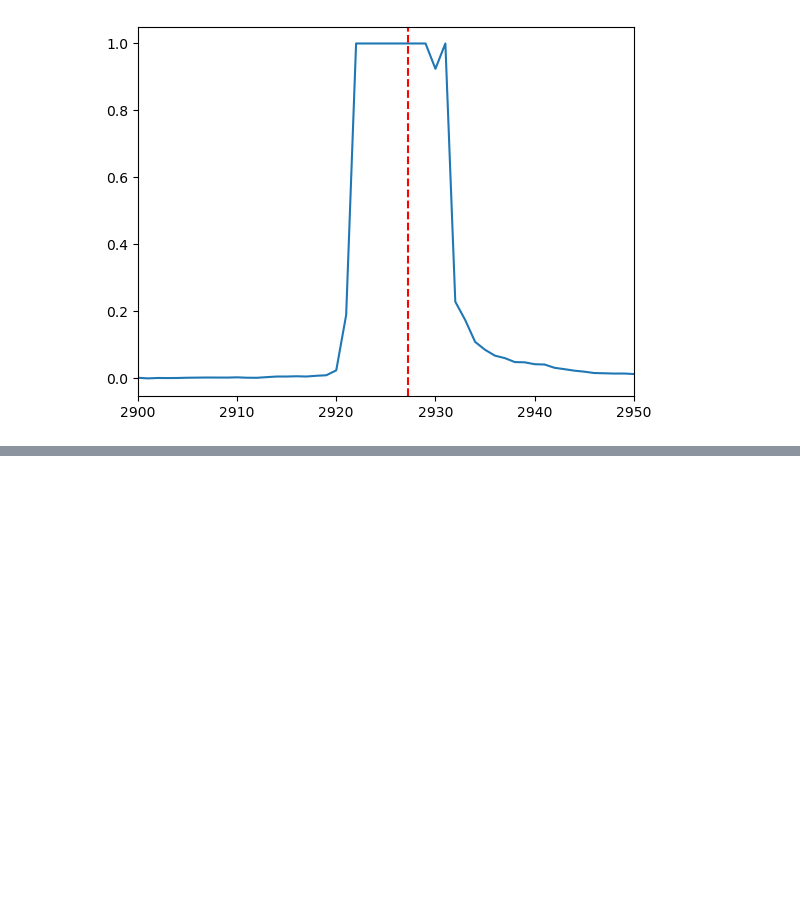
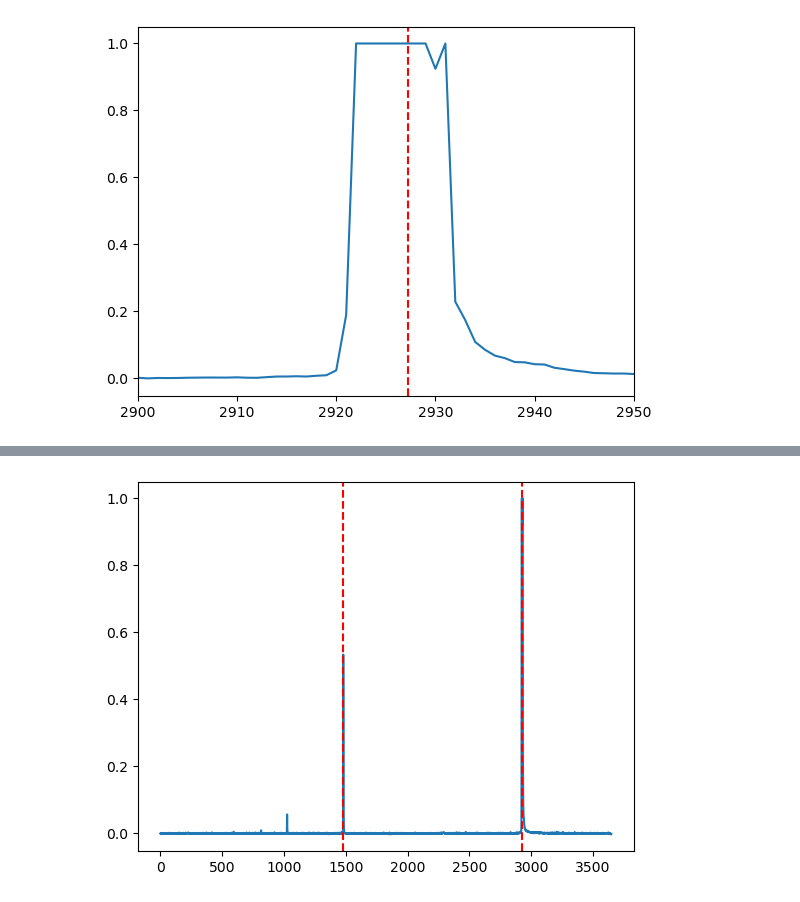
Before and after one commit to Pl4to42/PHYS-164-Lab-2, a Jupyter notebook: Lab 2.ipynb, the cells around one changed output, grey strips where cells are left out. Drawn from its saved outputs; the diff is of its cells as text; code cells hidden in the pictures; blank space fills up the shorter version.

```diff
--- a/Lab 2.ipynb
+++ b/Lab 2.ipynb
@@ -100,0 +200,10 @@ plt.show()
+# %%
+centroids = nCentroids(arr, 2) # should return centroids of the two largest peaks
+
+plt.plot(range(len(arr)), arr)
+for c in centroids:
+    plt.axvline(c, color='red', linestyle='--')
+
+plt.show()
+# %% [output]
+[figure, added]
```
Also changed, not shown: parts of 18 cells of this notebook.
